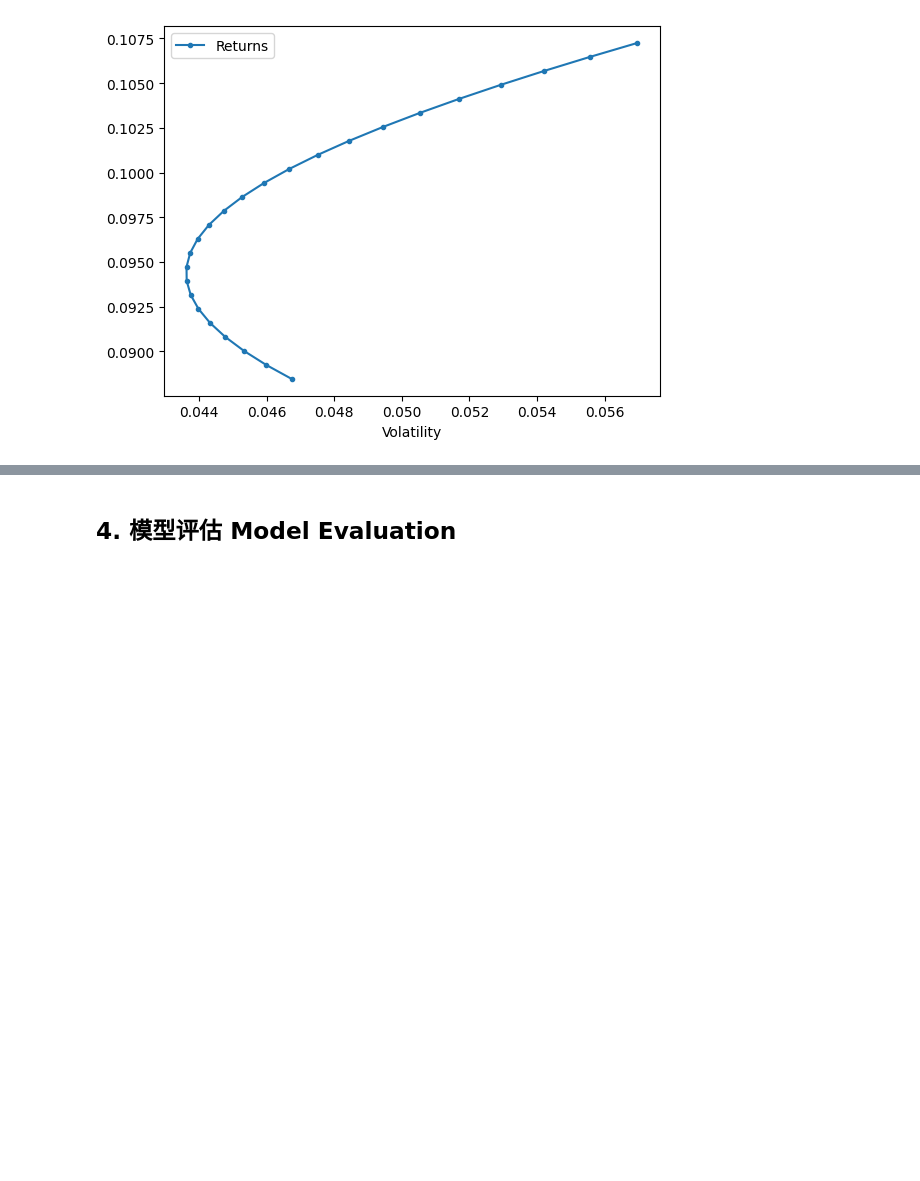
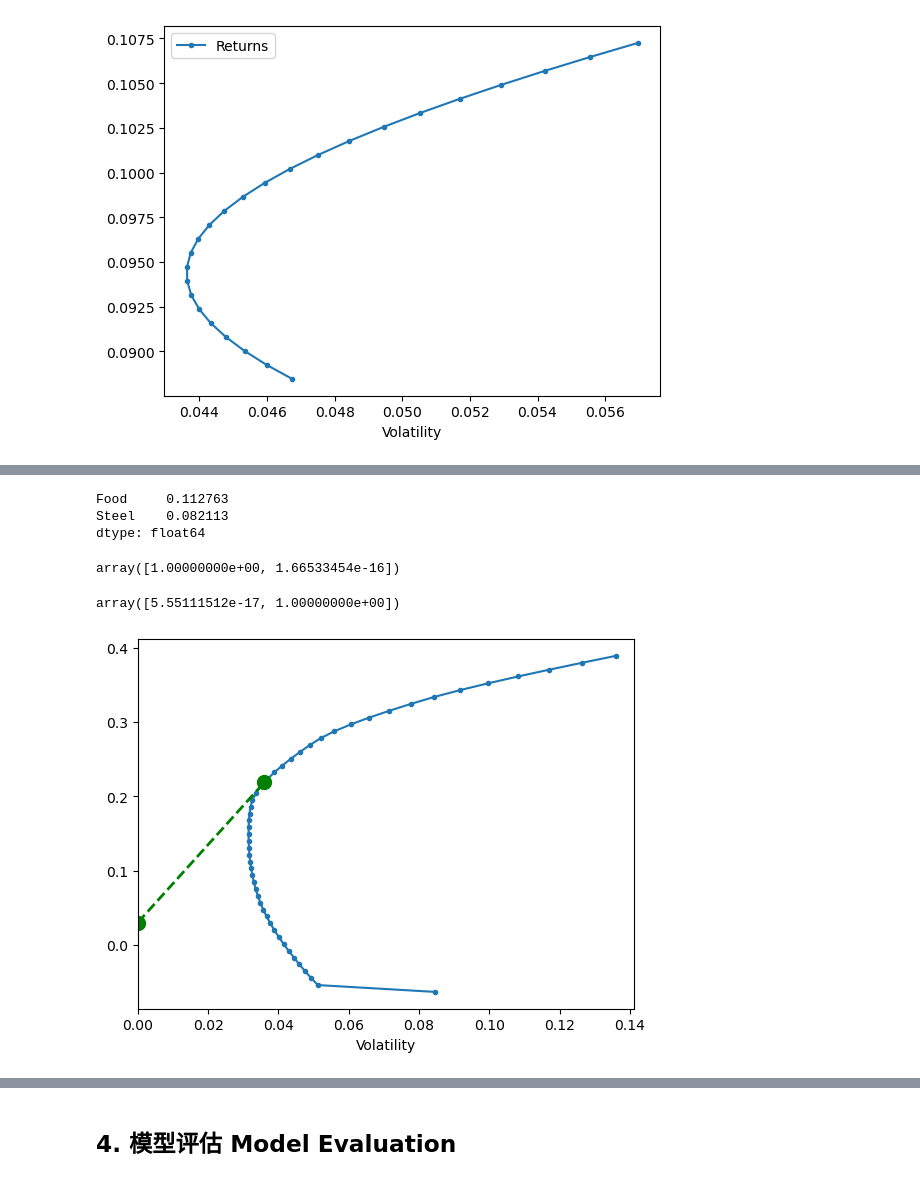
Before and after one commit to WH1994cn/b_python_dshb_cn, a Jupyter notebook: docs/Chapter03/ds_pandas_proj02.ipynb, the cells around one changed output, grey strips where cells are left out. Saved outputs shown, nothing was run; the diff lists cells and outputs as text; code cells hidden in the pictures; blank space fills up the shorter version.

```diff
--- a/docs/Chapter03/ds_pandas_proj02.ipynb
+++ b/docs/Chapter03/ds_pandas_proj02.ipynb
@@ -793,0 +835,18 @@ myfin.plot_ef_2ass(25, an_ret[cl2].values, cov.loc[cl2, cl2])
+# %%
+rets4[cl4]
+# %% [output]
+Food     0.112763
+Steel    0.082113
+dtype: float64
+# %%
+myfin.msr(0.03, np.array([0.11, 0.1]), cov.loc[cl4, cl4])
+# %% [output]
+array([1.00000000e+00, 1.66533454e-16])
+# %%
+myfin.msr(0.03, np.array([0.1, 0.8]), cov.loc[cl4, cl4])
+# %% [output]
+array([5.55111512e-17, 1.00000000e+00])
+# %%
+myfin.plot_ef(50, rets4, cov4, show_cml=True, riskfree_rate=0.03)
+# %% [output]
+[figure, added]
```
Also changed, not shown: parts of 13 cells of this notebook, 1 other file.
